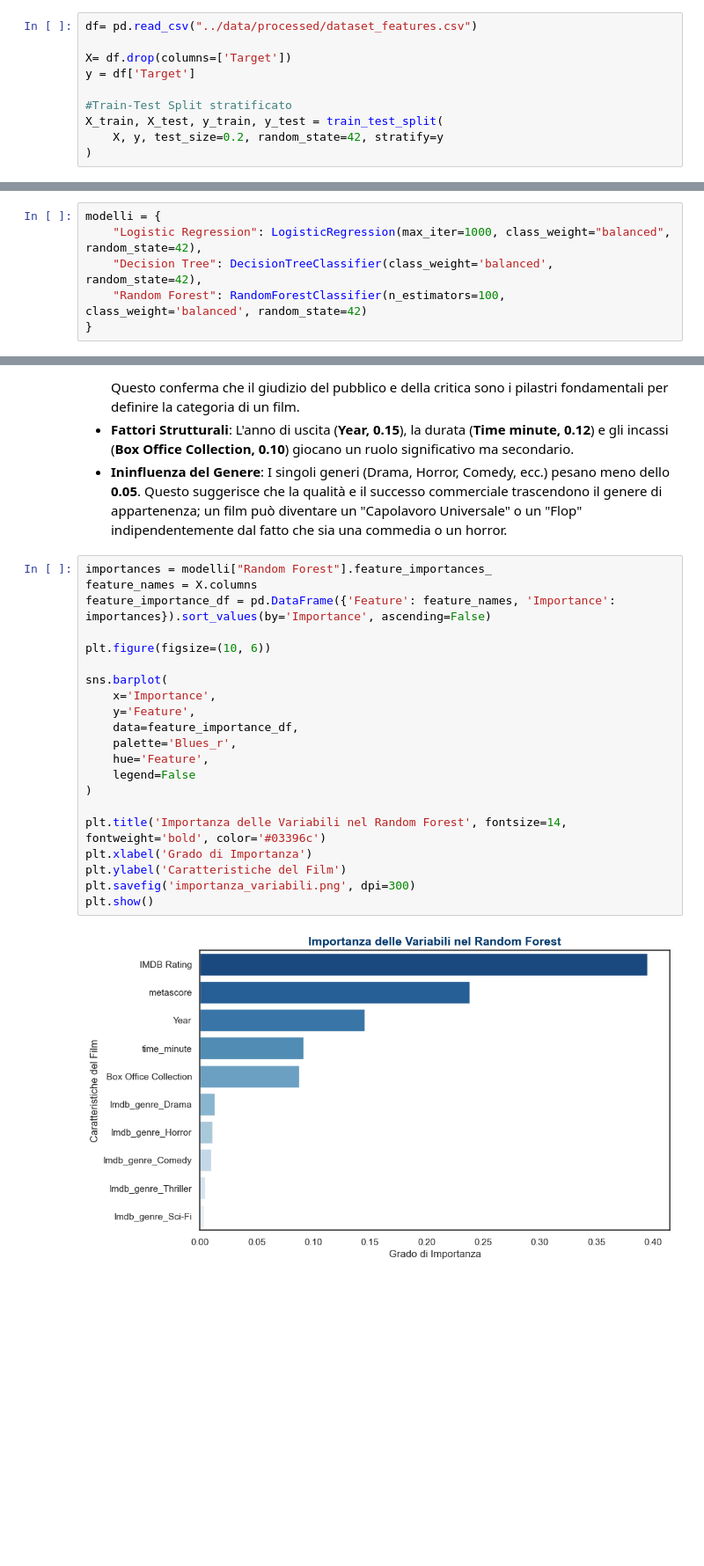
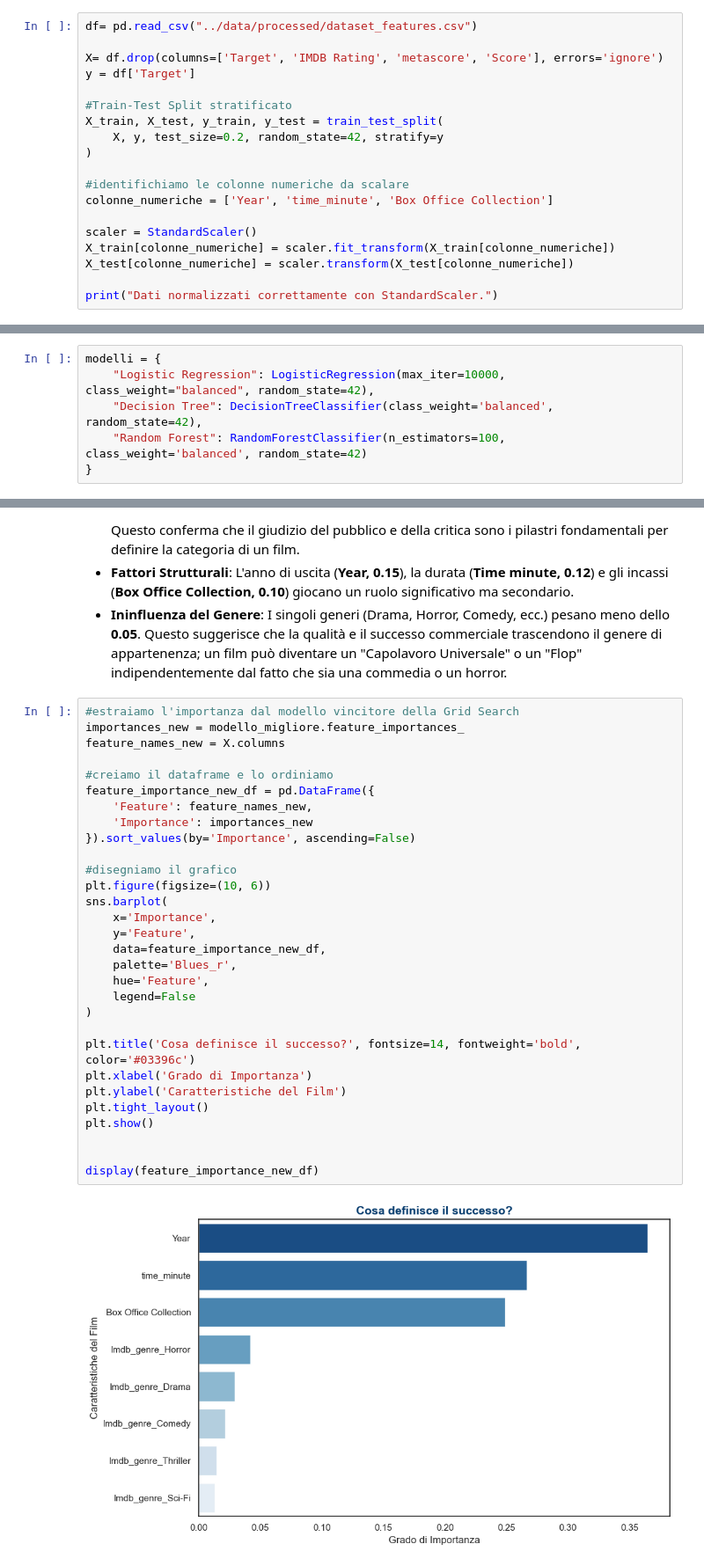
Before and after one commit to annelabit/Flop-Detector, a Jupyter notebook: notebooks/Model_Training.ipynb, the cells around one changed output, grey strips where cells are left out. Shown at 88% size. Cells and saved outputs as stored; diff of their text form; blank space fills up the shorter version.

```diff
--- a/notebooks/Model_Training.ipynb
+++ b/notebooks/Model_Training.ipynb
@@ -22,10 +24,19 @@ Utilizziamo uno **Split Stratificato** (`stratify=y`) per mantenere le stesse pr
 # %%
 df= pd.read_csv("../data/processed/dataset_features.csv")
 
-X= df.drop(columns=['Target'])
+X= df.drop(columns=['Target', 'IMDB Rating', 'metascore', 'Score'], errors='ignore')
 y = df['Target']
 
 #Train-Test Split stratificato
 X_train, X_test, y_train, y_test = train_test_split(
     X, y, test_size=0.2, random_state=42, stratify=y
 )
+
+#identifichiamo le colonne numeriche da scalare
+colonne_numeriche = ['Year', 'time_minute', 'Box Office Collection']
+
+scaler = StandardScaler()
+X_train[colonne_numeriche] = scaler.fit_transform(X_train[colonne_numeriche])
+X_test[colonne_numeriche] = scaler.transform(X_test[colonne_numeriche])
+
+print("Dati normalizzati correttamente con StandardScaler.")
@@ -40,7 +53,7 @@ Abbiamo selezionato tre algoritmi con diverse caratteristiche per identificare i
 Per compensare lo sbilanciamento delle classi, utilizziamo il parametro `class_weight='balanced'`.
 # %%
 modelli = {
-    "Logistic Regression": LogisticRegression(max_iter=1000, class_weight="balanced", random_state=42),
+    "Logistic Regression": LogisticRegression(max_iter=10000, class_weight="balanced", random_state=42),
     "Decision Tree": DecisionTreeClassifier(class_weight='balanced', random_state=42),
     "Random Forest": RandomForestClassifier(n_estimators=100, class_weight='balanced', random_state=42)
 }
@@ -123,25 +189,34 @@ L'analisi dell'importanza delle variabili nel modello Random Forest rivela risul
 * **Fattori Strutturali**: L'anno di uscita (**Year, 0.15**), la durata (**Time minute, 0.12**) e gli incassi (**Box Office Collection, 0.10**) giocano un ruolo significativo ma secondario.
 * **Ininfluenza del Genere**: I singoli generi (Drama, Horror, Comedy, ecc.) pesano meno dello **0.05**. Questo suggerisce che la qualità e il successo commerciale trascendono il genere di appartenenza; un film può diventare un "Capolavoro Universale" o un "Flop" indipendentemente dal fatto che sia una commedia o un horror.
 # %%
-importances = modelli["Random Forest"].feature_importances_
-feature_names = X.columns
-feature_importance_df = pd.DataFrame({'Feature': feature_names, 'Importance': importances}).sort_values(by='Importance', ascending=False)
+#estraiamo l'importanza dal modello vincitore della Grid Search
+importances_new = modello_migliore.feature_importances_
+feature_names_new = X.columns
 
+#creiamo il dataframe e lo ordiniamo
+feature_importance_new_df = pd.DataFrame({
+    'Feature': feature_names_new,
+    'Importance': importances_new
+}).sort_values(by='Importance', ascending=False)
+
+#disegniamo il grafico
 plt.figure(figsize=(10, 6))
-
 sns.barplot(
     x='Importance',
     y='Feature',
-    data=feature_importance_df,
+    data=feature_importance_new_df,
     palette='Blues_r',
     hue='Feature',
     legend=False
 )
 
-plt.title('Importanza delle Variabili nel Random Forest', fontsize=14, fontweight='bold', color='#03396c')
+plt.title('Cosa definisce il successo?', fontsize=14, fontweight='bold', color='#03396c')
 plt.xlabel('Grado di Importanza')
 plt.ylabel('Caratteristiche del Film')
-plt.savefig('importanza_variabili.png', dpi=300)
+plt.tight_layout()
 plt.show()
+
+
+display(feature_importance_new_df)
 # %% [output]
-[figure, old version]
+[figure, new version]
```
Also changed, not shown: parts of 10 cells of this notebook, 2 other files.
